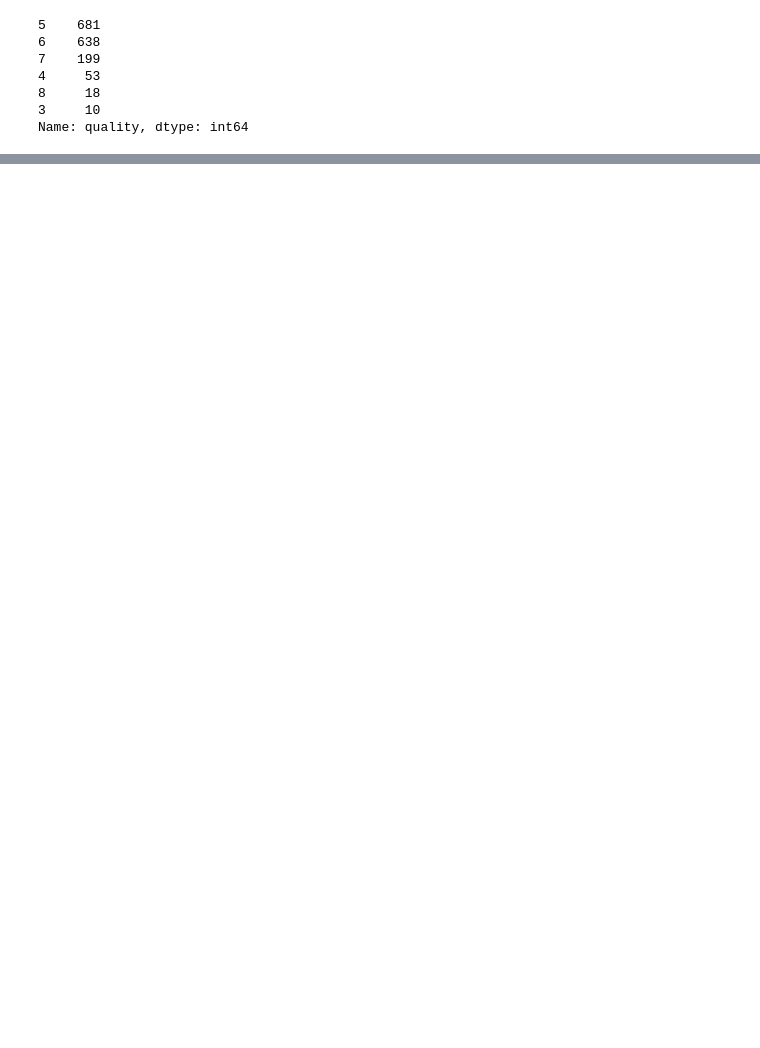
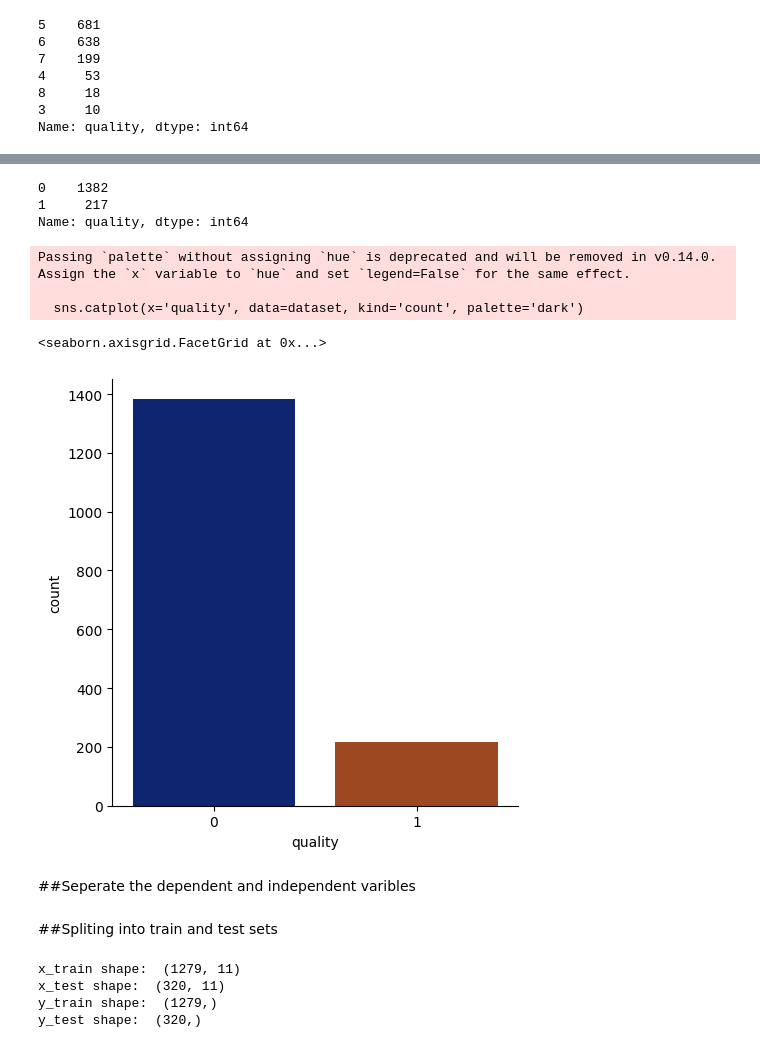
Before and after one commit to ChamikaRohan/Machine-Learning-based-Red-Wine-Quality-Prediction, a Jupyter notebook: Red_Wine_Quality_Prediction_Model.ipynb, the cells around one changed output, grey strips where cells are left out. Cells and saved outputs as stored; diff of their text form; code cells hidden in the pictures; blank space fills up the shorter version.

```diff
--- a/Red_Wine_Quality_Prediction_Model.ipynb
+++ b/Red_Wine_Quality_Prediction_Model.ipynb
@@ -304,0 +232,7 @@ Accuracy :  0.8375
+# %%
+#classifying wine qulaity as good or bad using target variable
+#'Bad' or 0 if quality < 6.5
+#'Good' or 1 if quality >= 6.5
+
+dataset['quality' ]= dataset['quality'].apply(lambda x:1 if x>6.5 else 0)
+dataset.head()
@@ -304,0 +246,15 @@ Accuracy :  0.8375
+# %%
+print(dataset['quality'].value_counts())
+
+sns.catplot(x='quality', data=dataset, kind='count', palette='dark')
+# %% [output]
+0    1382
+1     217
+Name: quality, dtype: int64
+Passing `palette` without assigning `hue` is deprecated and will be removed in v0.14.0. Assign the `x` variable to `hue` and set `legend=False` for the same effect.
+
+  sns.catplot(x='quality', data=dataset, kind='count', palette='dark')
+<seaborn.axisgrid.FacetGrid at 0x...>
+[figure, added]
+# %% [markdown]
+##Seperate the dependent and independent varibles
@@ -304,0 +264,2 @@ Accuracy :  0.8375
+# %% [markdown]
+##Spliting into train and test sets
@@ -304,0 +268,10 @@ Accuracy :  0.8375
+# %%
+print("x_train shape: ", x_train.shape)
+print("x_test shape: ", x_test.shape)
+print("y_train shape: ", y_train.shape)
+print("y_test shape: ", y_test.shape)
+# %% [output]
+x_train shape:  (1279, 11)
+x_test shape:  (320, 11)
+y_train shape:  (1279,)
+y_test shape:  (320,)
```
Also changed, not shown: parts of 48 cells of this notebook.
